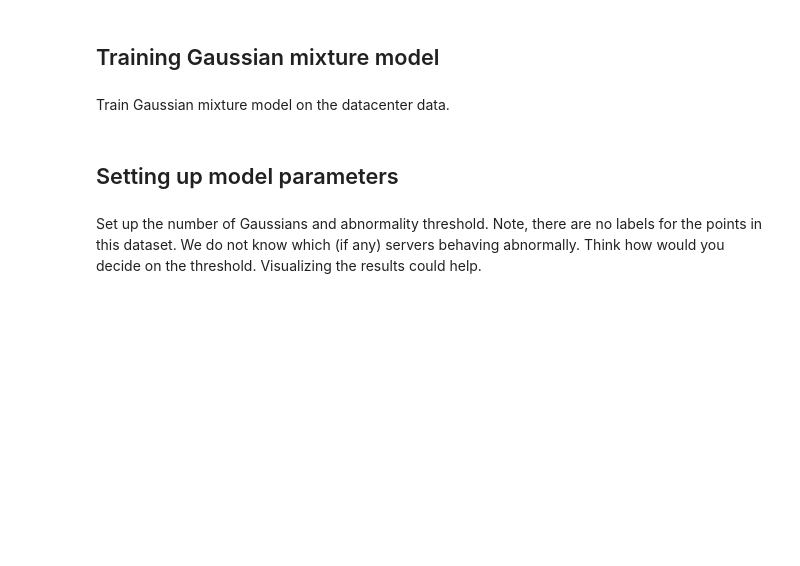
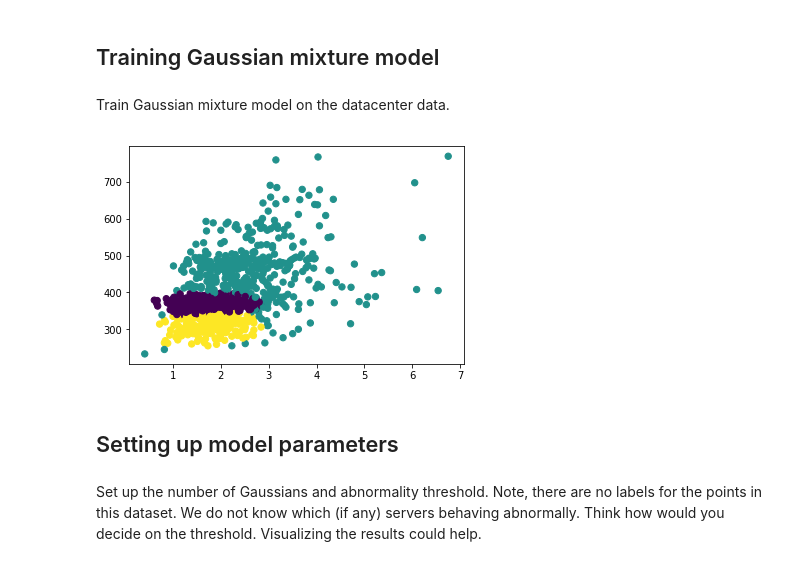
Before and after one commit to madtaras/AI_class_HW2, a Jupyter notebook: datacenter/Problem Set 2 - Datacenter Anomaly Detection.ipynb, the cells around one changed output. Drawn from its saved outputs; the diff is of its cells as text; code cells hidden in the pictures; blank space fills up the shorter version.

```diff
--- a/datacenter/Problem Set 2 - Datacenter Anomaly Detection.ipynb
+++ b/datacenter/Problem Set 2 - Datacenter Anomaly Detection.ipynb
@@ -33,6 +47,12 @@ X[:5]
 ## Training Gaussian mixture model
 # %% [markdown]
 Train Gaussian mixture model on the datacenter data.
+# %%
+gmm = mixture.GaussianMixture(n_components=3).fit(X)
+labels = gmm.predict(X)
+plt.scatter(X[:, 0], X[:, 1], c=labels, s=40, cmap='viridis');
+# %% [output]
+[figure, added]
 # %% [markdown]
 ## Setting up model parameters
 # %% [markdown]
```
Also changed, not shown: parts of 4 cells of this notebook, 1 other file.
